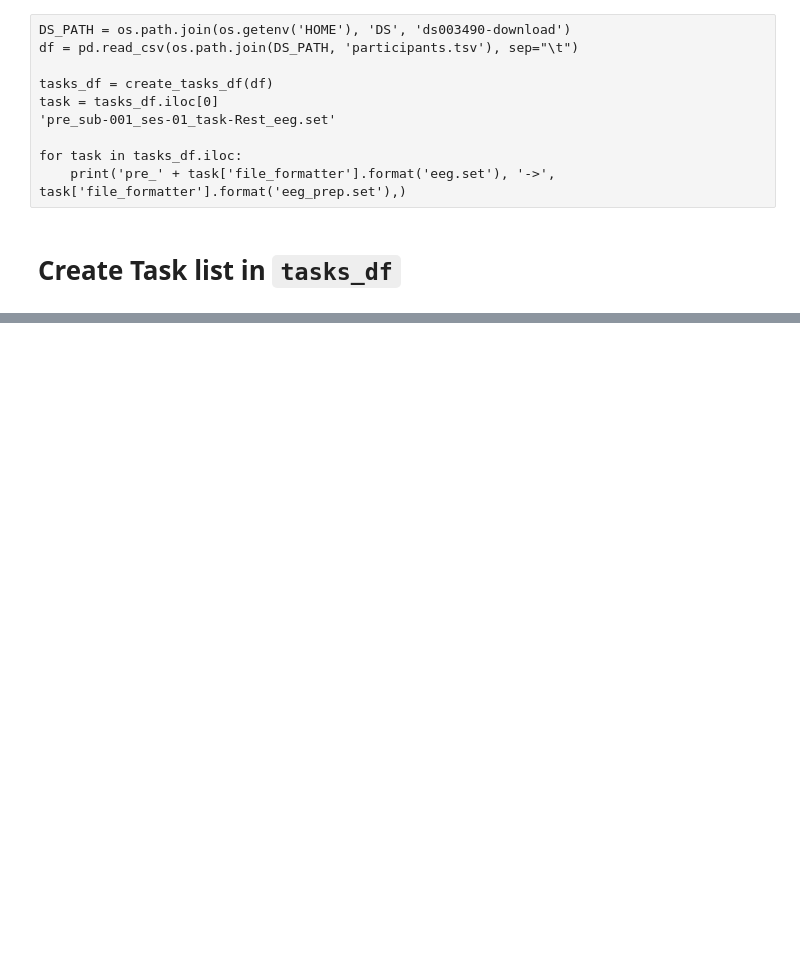
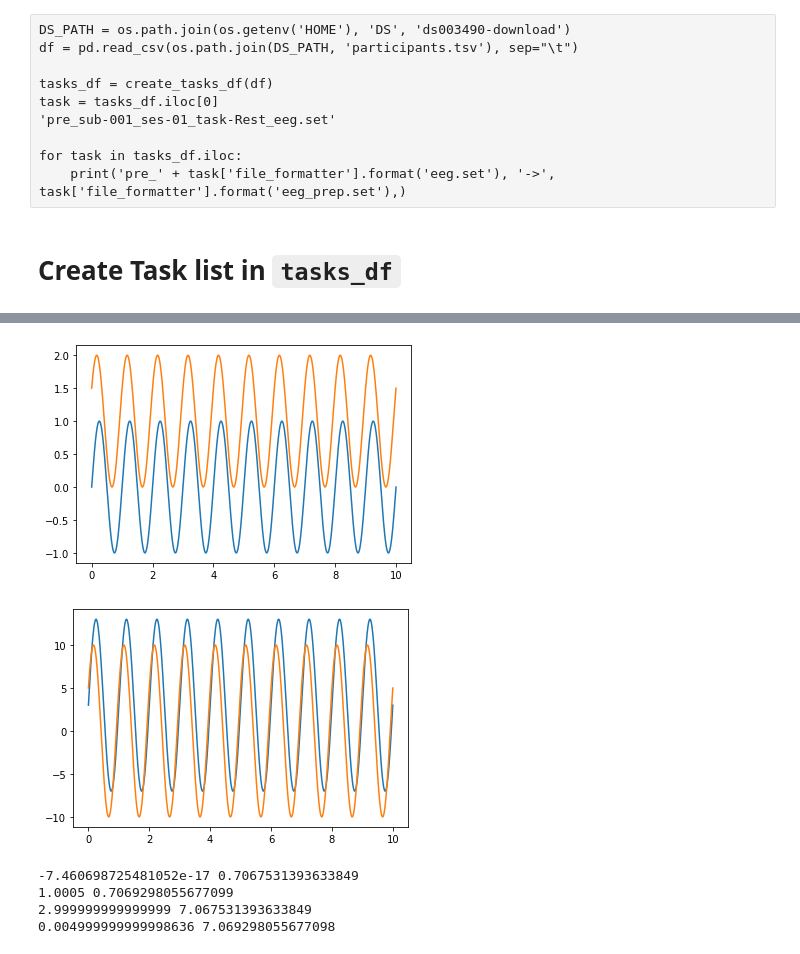
Before and after one commit to AIRLab-Sharif/Parkinson-PAC, a Jupyter notebook: python/simple_pipeline.ipynb, the cells around one changed output, grey strips where cells are left out. Cells and saved outputs as stored; diff of their text form; code cells hidden in the pictures; blank space fills up the shorter version.

```diff
--- a/python/simple_pipeline.ipynb
+++ b/python/simple_pipeline.ipynb
@@ -245,0 +371,25 @@ finished
+# %%
+t = np.linspace(0, 10, 1000)
+x1 = np.sin(2*np.pi*t)
+x2 = np.sin(2*np.pi*t + np.pi/6)
+
+plt.plot(t, x1)
+plt.plot(t, 1 + x2)
+plt.show()
+
+plt.plot(t, 10*x1+3)
+plt.plot(t, 10*x2)
+plt.show()
+# %% [output]
+[figure, added]
+[figure, added]
+# %%
+print(x1.mean(), x1.std())
+print((1 + x2).mean(), (1 + x2).std())
+print((10*x1+3).mean(), (10*x1+3).std())
+print((10*x2).mean(), (10*x2).std())
+# %% [output]
+-7.460698725481052e-17 0.7067531393633849
+1.0005 0.7069298055677099
+2.999999999999999 7.067531393633849
+0.004999999999998636 7.069298055677098
```
Also changed, not shown: parts of 9 cells of this notebook, 2 other files.
